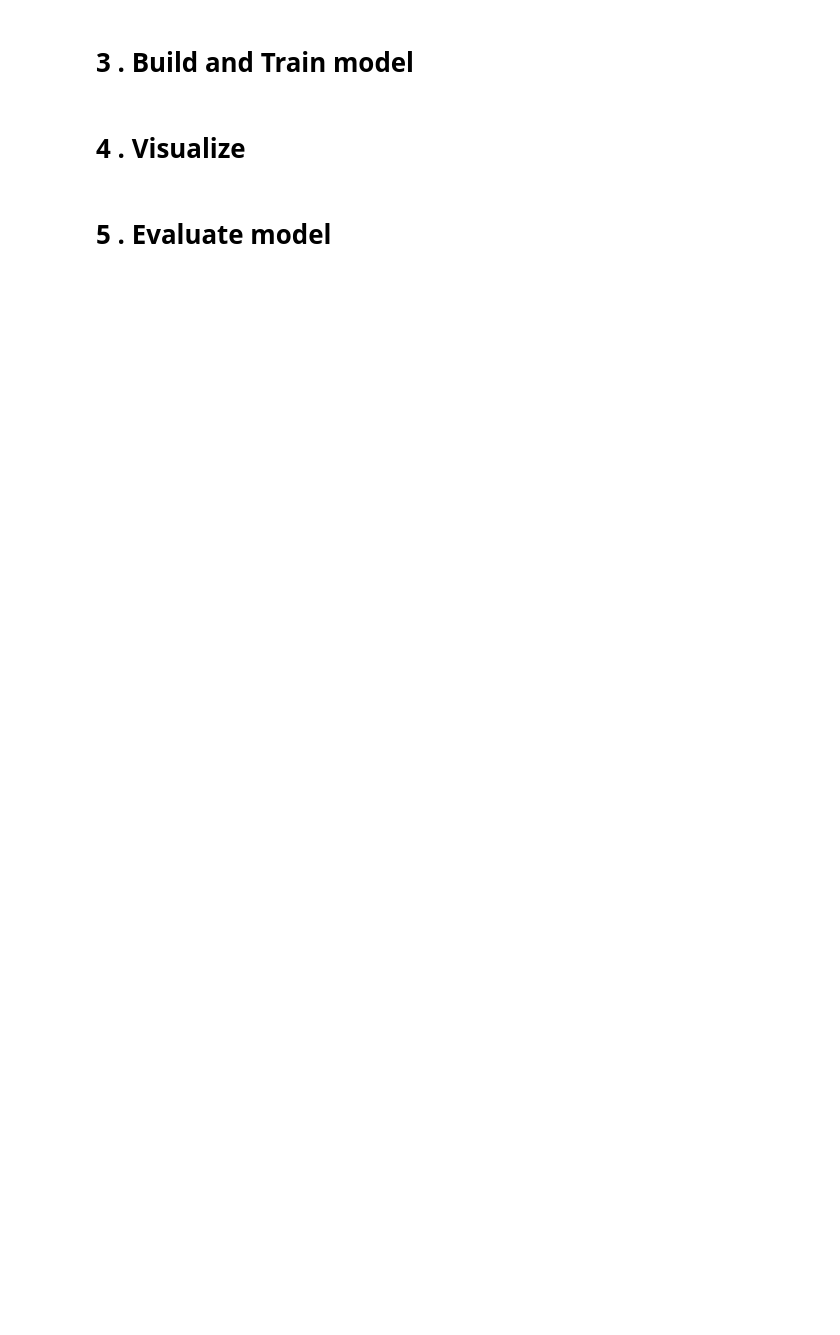
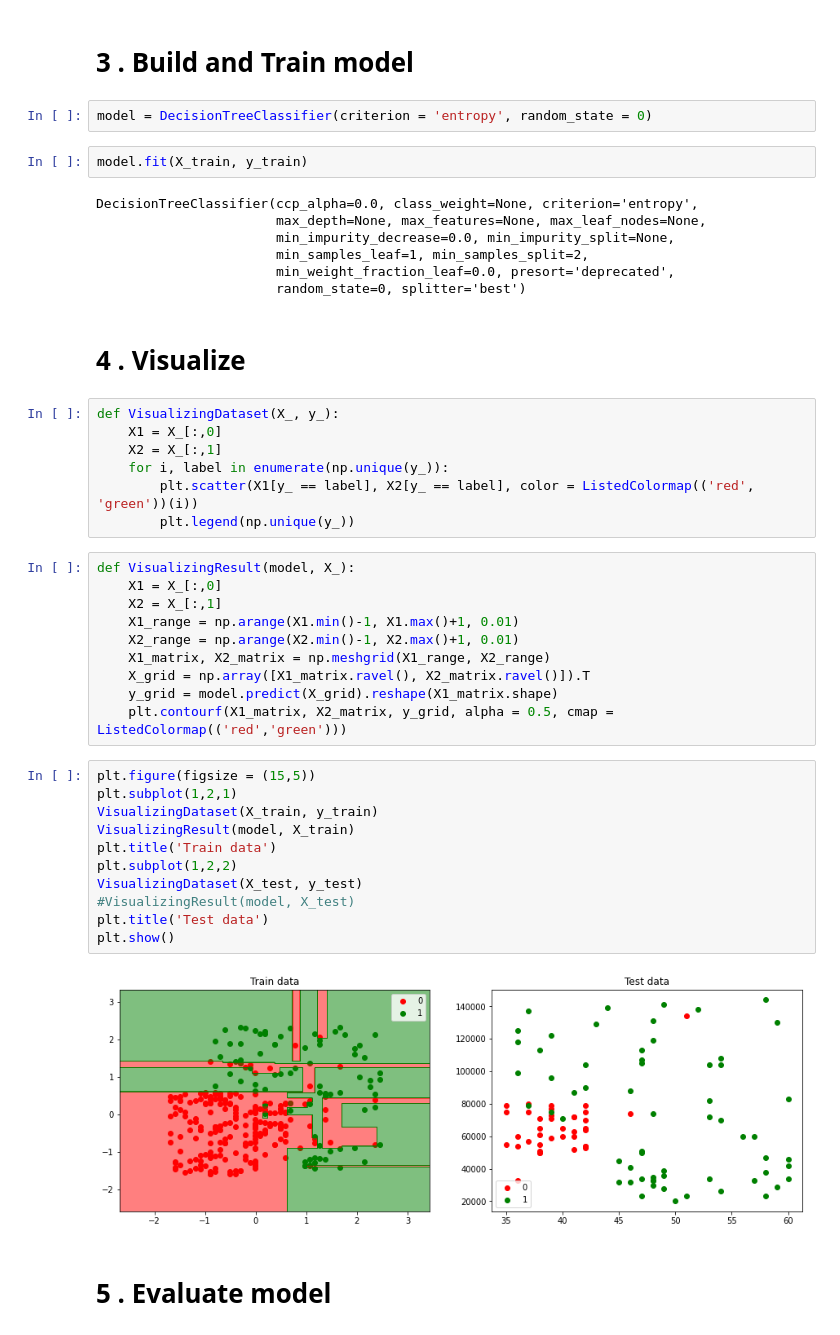
Before and after one commit to trongthuan205/DS102.K21, a Jupyter notebook: 07_DecisionTree_Social_Netwrok_Ads.ipynb, the cells around one changed output. Drawn from its saved outputs; the diff is of its cells as text; blank space fills up the shorter version.

```diff
--- a/07_DecisionTree_Social_Netwrok_Ads.ipynb
+++ b/07_DecisionTree_Social_Netwrok_Ads.ipynb
@@ -16,6 +56,47 @@ fatal: destination path 'DS102.K21' already exists and is not an empty directory
 # %% [markdown]
 # 3 . Build and Train model
+# %%
+model = DecisionTreeClassifier(criterion = 'entropy', random_state = 0)
+# %%
+model.fit(X_train, y_train)
+# %% [output]
+DecisionTreeClassifier(ccp_alpha=0.0, class_weight=None, criterion='entropy',
+                       max_depth=None, max_features=None, max_leaf_nodes=None,
+                       min_impurity_decrease=0.0, min_impurity_split=None,
+                       min_samples_leaf=1, min_samples_split=2,
+                       min_weight_fraction_leaf=0.0, presort='deprecated',
+                       random_state=0, splitter='best')
 # %% [markdown]
 # 4 . Visualize
+# %%
+def VisualizingDataset(X_, y_):
+    X1 = X_[:,0]
+    X2 = X_[:,1]
+    for i, label in enumerate(np.unique(y_)):
+        plt.scatter(X1[y_ == label], X2[y_ == label], color = ListedColormap(('red', 'green'))(i))
+        plt.legend(np.unique(y_))
+# %%
+def VisualizingResult(model, X_):
+    X1 = X_[:,0]
+    X2 = X_[:,1]
+    X1_range = np.arange(X1.min()-1, X1.max()+1, 0.01)
+    X2_range = np.arange(X2.min()-1, X2.max()+1, 0.01)
+    X1_matrix, X2_matrix = np.meshgrid(X1_range, X2_range)
+    X_grid = np.array([X1_matrix.ravel(), X2_matrix.ravel()]).T
+    y_grid = model.predict(X_grid).reshape(X1_matrix.shape)
+    plt.contourf(X1_matrix, X2_matrix, y_grid, alpha = 0.5, cmap = ListedColormap(('red','green')))
+# %%
+plt.figure(figsize = (15,5))
+plt.subplot(1,2,1)
+VisualizingDataset(X_train, y_train)
+VisualizingResult(model, X_train)
+plt.title('Train data')
+plt.subplot(1,2,2)
+VisualizingDataset(X_test, y_test)
+#VisualizingResult(model, X_test)
+plt.title('Test data')
+plt.show()
+# %% [output]
+[figure, added]
 # %% [markdown]
 # 5 . Evaluate model
```
Also changed, not shown: parts of 17 cells of this notebook.
